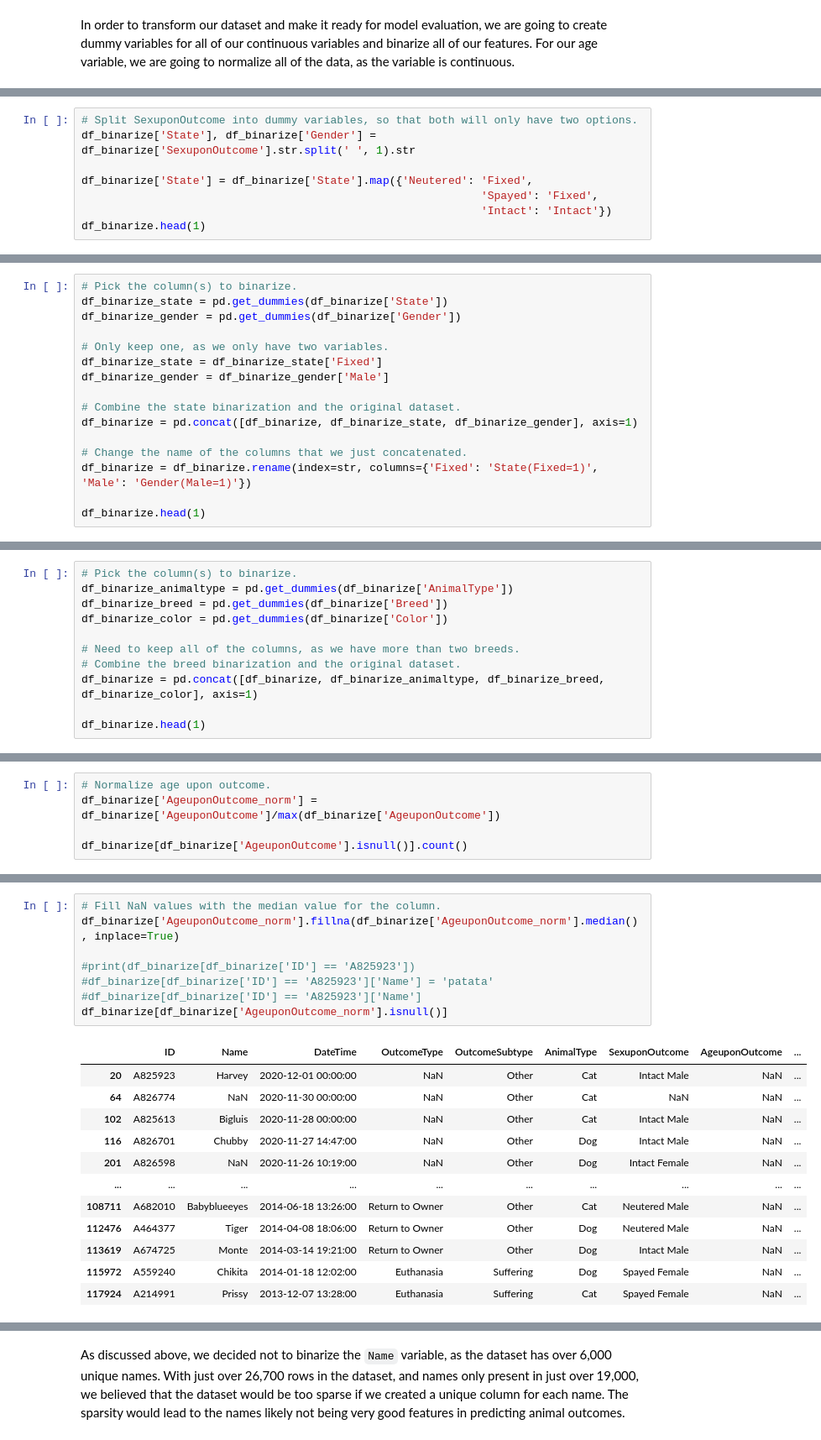
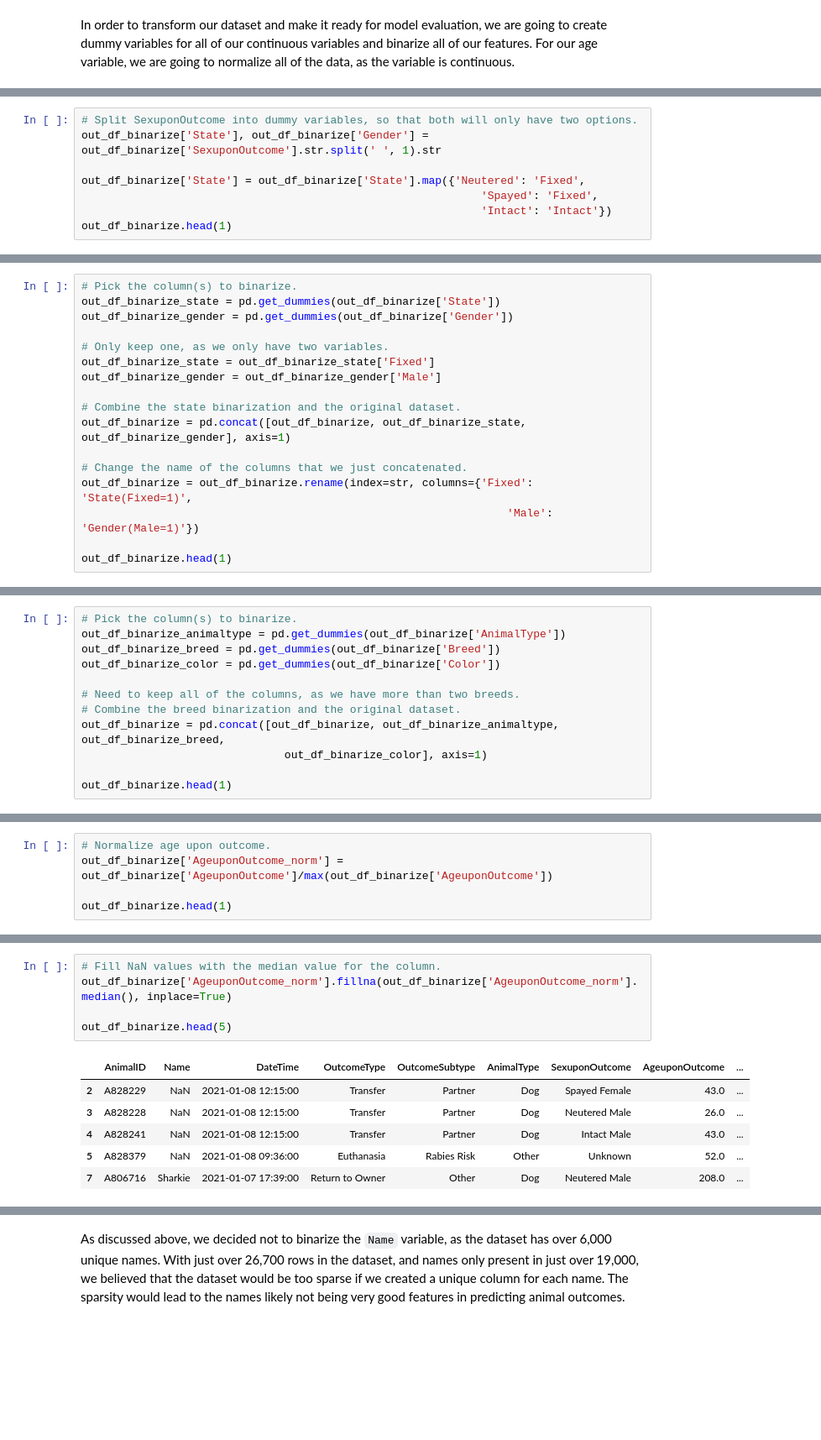
Before and after one commit to BZaldua/animal-shelter-AI, a Jupyter notebook: Shelter_Animal_Prediction_Models_unai.ipynb, the cells around one changed output, grey strips where cells are left out. Shown at 84% size. Saved outputs shown, nothing was run; the diff lists cells and outputs as text; blank space fills up the shorter version.

```diff
--- a/Shelter_Animal_Prediction_Models_unai.ipynb
+++ b/Shelter_Animal_Prediction_Models_unai.ipynb
@@ -460,9 +480,9 @@ df_binarize.head(1)
 # %%
 # Split SexuponOutcome into dummy variables, so that both will only have two options.
-df_binarize['State'], df_binarize['Gender'] = df_binarize['SexuponOutcome'].str.split(' ', 1).str
+out_df_binarize['State'], out_df_binarize['Gender'] = out_df_binarize['SexuponOutcome'].str.split(' ', 1).str
 
-df_binarize['State'] = df_binarize['State'].map({'Neutered': 'Fixed',
+out_df_binarize['State'] = out_df_binarize['State'].map({'Neutered': 'Fixed',
                                                              'Spayed': 'Fixed',
                                                              'Intact': 'Intact'})
-df_binarize.head(1)
+out_df_binarize.head(1)
 # %% [output]
@@ -471,17 +491,18 @@ df_binarize.head(1)
 # %%
 # Pick the column(s) to binarize.
-df_binarize_state = pd.get_dummies(df_binarize['State'])
-df_binarize_gender = pd.get_dummies(df_binarize['Gender'])
+out_df_binarize_state = pd.get_dummies(out_df_binarize['State'])
+out_df_binarize_gender = pd.get_dummies(out_df_binarize['Gender'])
 
 # Only keep one, as we only have two variables.
-df_binarize_state = df_binarize_state['Fixed']
-df_binarize_gender = df_binarize_gender['Male']
+out_df_binarize_state = out_df_binarize_state['Fixed']
+out_df_binarize_gender = out_df_binarize_gender['Male']
 
 # Combine the state binarization and the original dataset.
-df_binarize = pd.concat([df_binarize, df_binarize_state, df_binarize_gender], axis=1)
+out_df_binarize = pd.concat([out_df_binarize, out_df_binarize_state, out_df_binarize_gender], axis=1)
 
 # Change the name of the columns that we just concatenated.
-df_binarize = df_binarize.rename(index=str, columns={'Fixed': 'State(Fixed=1)', 'Male': 'Gender(Male=1)'})
+out_df_binarize = out_df_binarize.rename(index=str, columns={'Fixed': 'State(Fixed=1)',
+                                                                 'Male': 'Gender(Male=1)'})
 
-df_binarize.head(1)
+out_df_binarize.head(1)
 # %% [output]
@@ -490,12 +511,13 @@ df_binarize.head(1)
 # %%
 # Pick the column(s) to binarize.
-df_binarize_animaltype = pd.get_dummies(df_binarize['AnimalType'])
-df_binarize_breed = pd.get_dummies(df_binarize['Breed'])
-df_binarize_color = pd.get_dummies(df_binarize['Color'])
+out_df_binarize_animaltype = pd.get_dummies(out_df_binarize['AnimalType'])
+out_df_binarize_breed = pd.get_dummies(out_df_binarize['Breed'])
+out_df_binarize_color = pd.get_dummies(out_df_binarize['Color'])
 
 # Need to keep all of the columns, as we have more than two breeds.
 # Combine the breed binarization and the original dataset.
-df_binarize = pd.concat([df_binarize, df_binarize_animaltype, df_binarize_breed, df_binarize_color], axis=1)
+out_df_binarize = pd.concat([out_df_binarize, out_df_binarize_animaltype, out_df_binarize_breed,
+                               out_df_binarize_color], axis=1)
 
-df_binarize.head(1)
+out_df_binarize.head(1)
 # %% [output]
@@ -505,6 +527,6 @@ df_binarize.head(1)
 # %%
 # Normalize age upon outcome.
-df_binarize['AgeuponOutcome_norm'] = df_binarize['AgeuponOutcome']/max(df_binarize['AgeuponOutcome'])
+out_df_binarize['AgeuponOutcome_norm'] = out_df_binarize['AgeuponOutcome']/max(out_df_binarize['AgeuponOutcome'])
 
-df_binarize[df_binarize['AgeuponOutcome'].isnull()].count()
+out_df_binarize.head(1)
 # %% [output]
@@ -523,21 +536,12 @@ Length: 451, dtype: int64
 # %%
 # Fill NaN values with the median value for the column.
-df_binarize['AgeuponOutcome_norm'].fillna(df_binarize['AgeuponOutcome_norm'].median(), inplace=True)
+out_df_binarize['AgeuponOutcome_norm'].fillna(out_df_binarize['AgeuponOutcome_norm'].median(), inplace=True)
 
-#print(df_binarize[df_binarize['ID'] == 'A825923'])
-#df_binarize[df_binarize['ID'] == 'A825923']['Name'] = 'patata'
-#df_binarize[df_binarize['ID'] == 'A825923']['Name']
-df_binarize[df_binarize['AgeuponOutcome_norm'].isnull()]
+out_df_binarize.head(5)
 # %% [output]
-|  | ID | Name | DateTime | OutcomeType | OutcomeSubtype | AnimalType | SexuponOutcome | AgeuponOutcome | ... |
-| 20 | A825923 | Harvey | 2020-12-01 00:00:00 | NaN | Other | Cat | Intact Male | NaN | ... |
-| 64 | A826774 | NaN | 2020-11-30 00:00:00 | NaN | Other | Cat | NaN | NaN | ... |
-| 102 | A825613 | Bigluis | 2020-11-28 00:00:00 | NaN | Other | Cat | Intact Male | NaN | ... |
-| 116 | A826701 | Chubby | 2020-11-27 14:47:00 | NaN | Other | Dog | Intact Male | NaN | ... |
-| 201 | A826598 | NaN | 2020-11-26 10:19:00 | NaN | Other | Dog | Intact Female | NaN | ... |
-| ... | ... | ... | ... | ... | ... | ... | ... | ... | ... |
-| 108711 | A682010 | Babyblueeyes | 2014-06-18 13:26:00 | Return to Owner | Other | Cat | Neutered Male | NaN | ... |
-| 112476 | A464377 | Tiger | 2014-04-08 18:06:00 | Return to Owner | Other | Dog | Neutered Male | NaN | ... |
-| 113619 | A674725 | Monte | 2014-03-14 19:21:00 | Return to Owner | Other | Dog | Intact Male | NaN | ... |
-| 115972 | A559240 | Chikita | 2014-01-18 12:02:00 | Euthanasia | Suffering | Dog | Spayed Female | NaN | ... |
-| 117924 | A214991 | Prissy | 2013-12-07 13:28:00 | Euthanasia | Suffering | Cat | Spayed Female | NaN | ... |
+|  | AnimalID | Name | DateTime | OutcomeType | OutcomeSubtype | AnimalType | SexuponOutcome | AgeuponOutcome | ... |
+| 2 | A828229 | NaN | 2021-01-08 12:15:00 | Transfer | Partner | Dog | Spayed Female | 43.0 | ... |
+| 3 | A828228 | NaN | 2021-01-08 12:15:00 | Transfer | Partner | Dog | Neutered Male | 26.0 | ... |
+| 4 | A828241 | NaN | 2021-01-08 12:15:00 | Transfer | Partner | Dog | Intact Male | 43.0 | ... |
+| 5 | A828379 | NaN | 2021-01-08 09:36:00 | Euthanasia | Rabies Risk | Other | Unknown | 52.0 | ... |
+| 7 | A806716 | Sharkie | 2021-01-07 17:39:00 | Return to Owner | Other | Dog | Neutered Male | 208.0 | ... |
```
Also changed, not shown: parts of 49 cells of this notebook.
